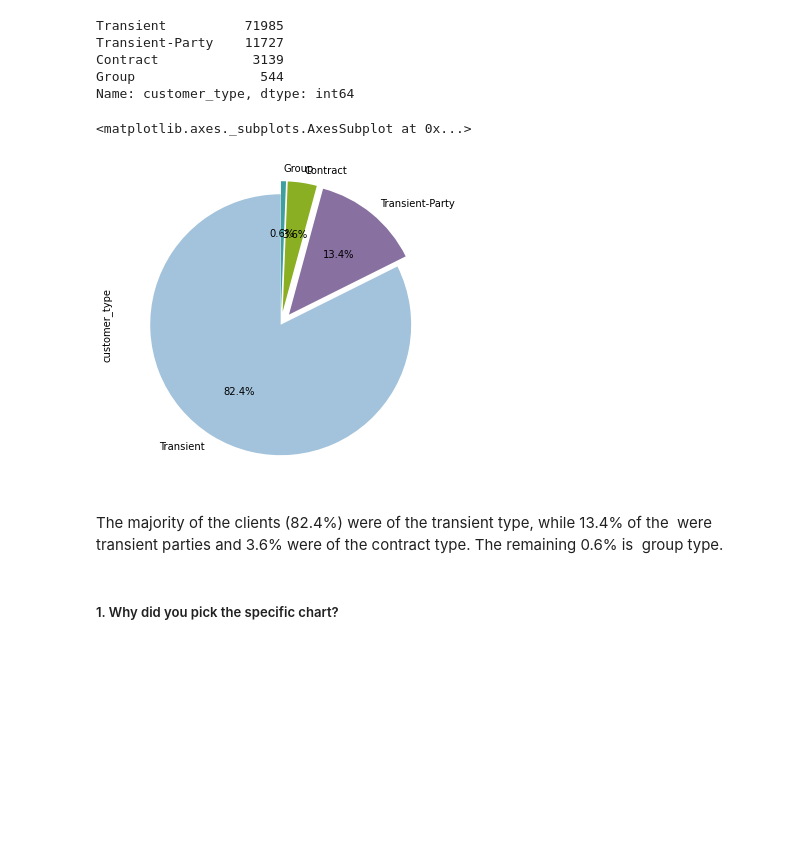
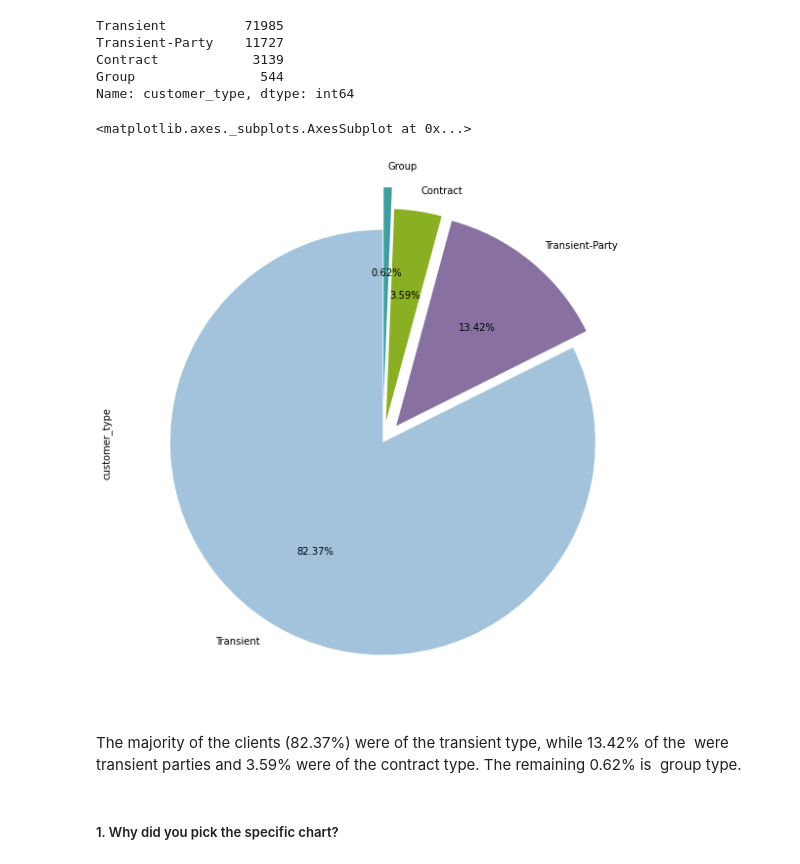
Before and after one commit to waghpallavi/hotel_booking_analysis, a Jupyter notebook: Hotel_Booking_analysis.ipynb, the cells around one changed output. Saved outputs shown, nothing was run; the diff lists cells and outputs as text; code cells hidden in the pictures; blank space fills up the shorter version.

```diff
--- a/Hotel_Booking_analysis.ipynb
+++ b/Hotel_Booking_analysis.ipynb
@@ -450,12 +450,12 @@ Group                544
 Name: customer_type, dtype: int64
 # %%
 # pie chart to show % of types of customers
-ready_df['customer_type'].value_counts().plot.pie(figsize=(15,6),autopct="%1.1f%%",explode=[0,0.1,0.1,0.1],startangle=90,colors=['#A2C3DB','#8871A0','#8AAF22','#3F9F9F'])
+ready_df['customer_type'].value_counts().plot.pie(figsize=(20,10),autopct="%1.2f%%",explode=[0,0.1,0.1,0.2],startangle=90,colors=['#A2C3DB','#8871A0','#8AAF22','#3F9F9F'])
 # %% [output]
 <matplotlib.axes._subplots.AxesSubplot at 0x...>
-[figure, old version]
+[figure, new version]
 # %% [markdown]
-The majority of the clients (82.4%) were of the transient type, while 13.4% of the  were transient parties and 3.6% were of the contract type. The remaining 0.6% is  group type.
+The majority of the clients (82.37%) were of the transient type, while 13.42% of the  were transient parties and 3.59% were of the contract type. The remaining 0.62% is  group type.
 # %% [markdown]
 ##### 1. Why did you pick the specific chart?
 # %% [markdown]
```
Also changed, not shown: parts of 13 cells of this notebook.
